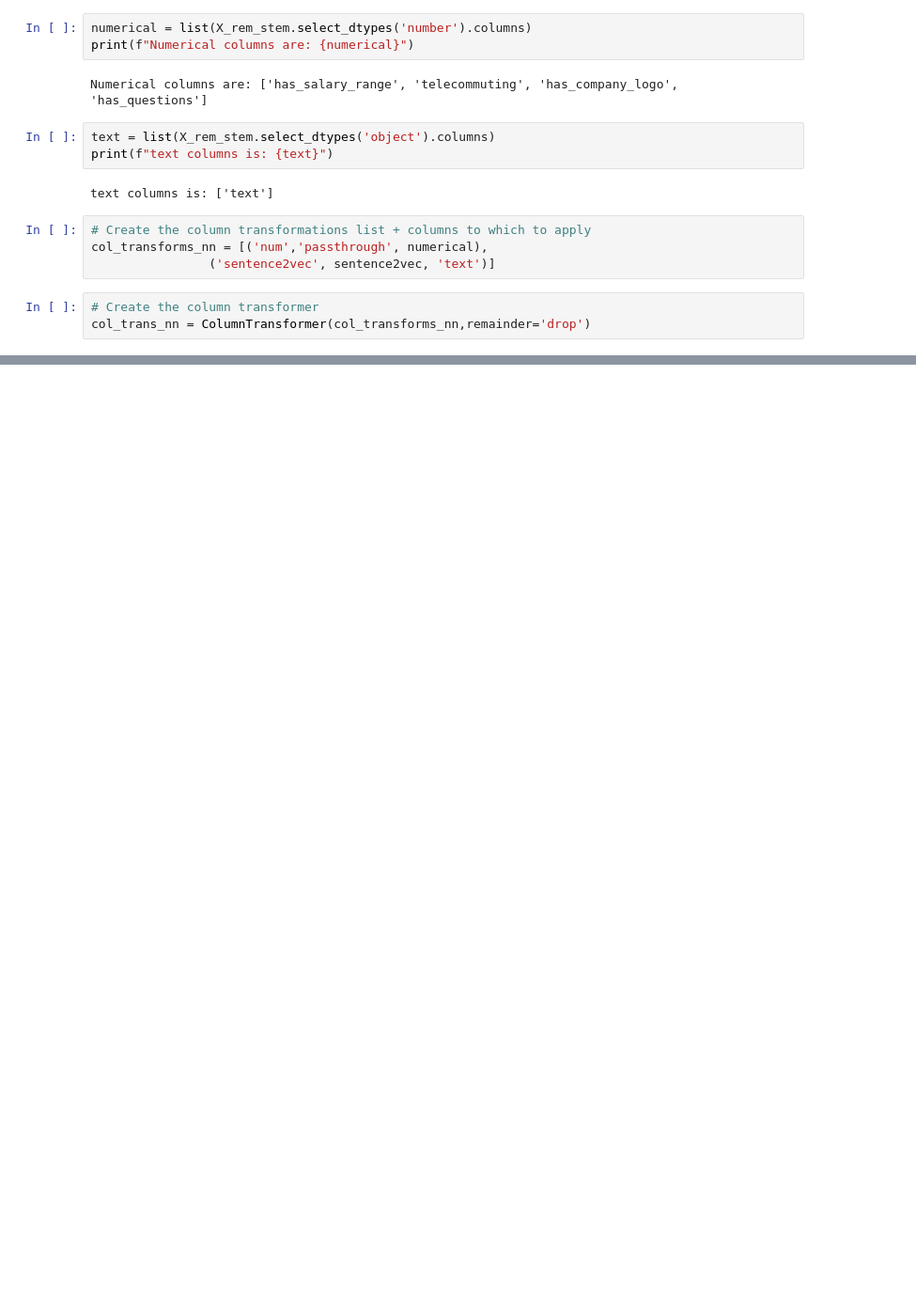
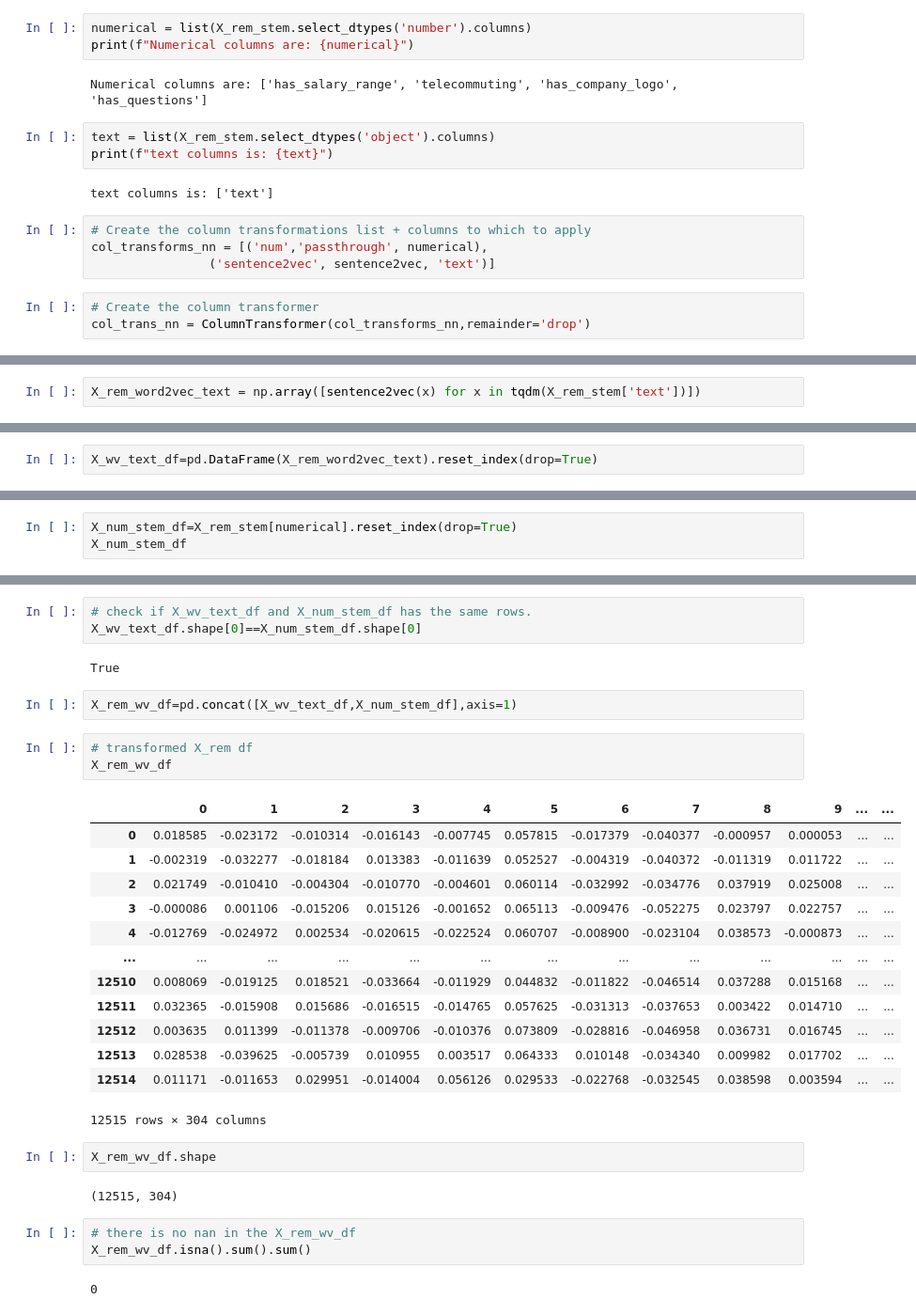
Before and after one commit to polly1110/Fake-Job-Detection, a Jupyter notebook: Neural_network_and_Modeling.ipynb, the cells around one changed output, grey strips where cells are left out. Shown: that part at 94% size. Drawn from its saved outputs; the diff is of its cells as text; blank space fills up the shorter version.

Commit message:
word2vec transform

```diff
--- a/Neural_network_and_Modeling.ipynb
+++ b/Neural_network_and_Modeling.ipynb
@@ -306,0 +343,2 @@ TypeError: All estimators should implement fit and transform, or can be 'drop' o
+# %%
+X_rem_word2vec_text = np.array([sentence2vec(x) for x in tqdm(X_rem_stem['text'])])
@@ -306,0 +350,2 @@ TypeError: All estimators should implement fit and transform, or can be 'drop' o
+# %%
+X_wv_text_df=pd.DataFrame(X_rem_word2vec_text).reset_index(drop=True)
@@ -306,0 +356,3 @@ TypeError: All estimators should implement fit and transform, or can be 'drop' o
+# %%
+X_num_stem_df=X_rem_stem[numerical].reset_index(drop=True)
+X_num_stem_df
@@ -306,0 +373,33 @@ TypeError: All estimators should implement fit and transform, or can be 'drop' o
+# %%
+# check if X_wv_text_df and X_num_stem_df has the same rows.
+X_wv_text_df.shape[0]==X_num_stem_df.shape[0]
+# %% [output]
+True
+# %%
+X_rem_wv_df=pd.concat([X_wv_text_df,X_num_stem_df],axis=1)
+# %%
+# transformed X_rem df
+X_rem_wv_df
+# %% [output]
+|  | 0 | 1 | 2 | 3 | 4 | 5 | 6 | 7 | 8 | 9 | ... | ... |
+| 0 | 0.018585 | -0.023172 | -0.010314 | -0.016143 | -0.007745 | 0.057815 | -0.017379 | -0.040377 | -0.000957 | 0.000053 | ... | ... |
+| 1 | -0.002319 | -0.032277 | -0.018184 | 0.013383 | -0.011639 | 0.052527 | -0.004319 | -0.040372 | -0.011319 | 0.011722 | ... | ... |
+| 2 | 0.021749 | -0.010410 | -0.004304 | -0.010770 | -0.004601 | 0.060114 | -0.032992 | -0.034776 | 0.037919 | 0.025008 | ... | ... |
+| 3 | -0.000086 | 0.001106 | -0.015206 | 0.015126 | -0.001652 | 0.065113 | -0.009476 | -0.052275 | 0.023797 | 0.022757 | ... | ... |
+| 4 | -0.012769 | -0.024972 | 0.002534 | -0.020615 | -0.022524 | 0.060707 | -0.008900 | -0.023104 | 0.038573 | -0.000873 | ... | ... |
+| ... | ... | ... | ... | ... | ... | ... | ... | ... | ... | ... | ... | ... |
+| 12510 | 0.008069 | -0.019125 | 0.018521 | -0.033664 | -0.011929 | 0.044832 | -0.011822 | -0.046514 | 0.037288 | 0.015168 | ... | ... |
+| 12511 | 0.032365 | -0.015908 | 0.015686 | -0.016515 | -0.014765 | 0.057625 | -0.031313 | -0.037653 | 0.003422 | 0.014710 | ... | ... |
+| 12512 | 0.003635 | 0.011399 | -0.011378 | -0.009706 | -0.010376 | 0.073809 | -0.028816 | -0.046958 | 0.036731 | 0.016745 | ... | ... |
+| 12513 | 0.028538 | -0.039625 | -0.005739 | 0.010955 | 0.003517 | 0.064333 | 0.010148 | -0.034340 | 0.009982 | 0.017702 | ... | ... |
+| 12514 | 0.011171 | -0.011653 | 0.029951 | -0.014004 | 0.056126 | 0.029533 | -0.022768 | -0.032545 | 0.038598 | 0.003594 | ... | ... |
+12515 rows × 304 columns
+# %%
+X_rem_wv_df.shape
+# %% [output]
+(12515, 304)
+# %%
+# there is no nan in the X_rem_wv_df
+X_rem_wv_df.isna().sum().sum()
+# %% [output]
+0
```
Also changed, not shown: parts of 50 cells of this notebook.
